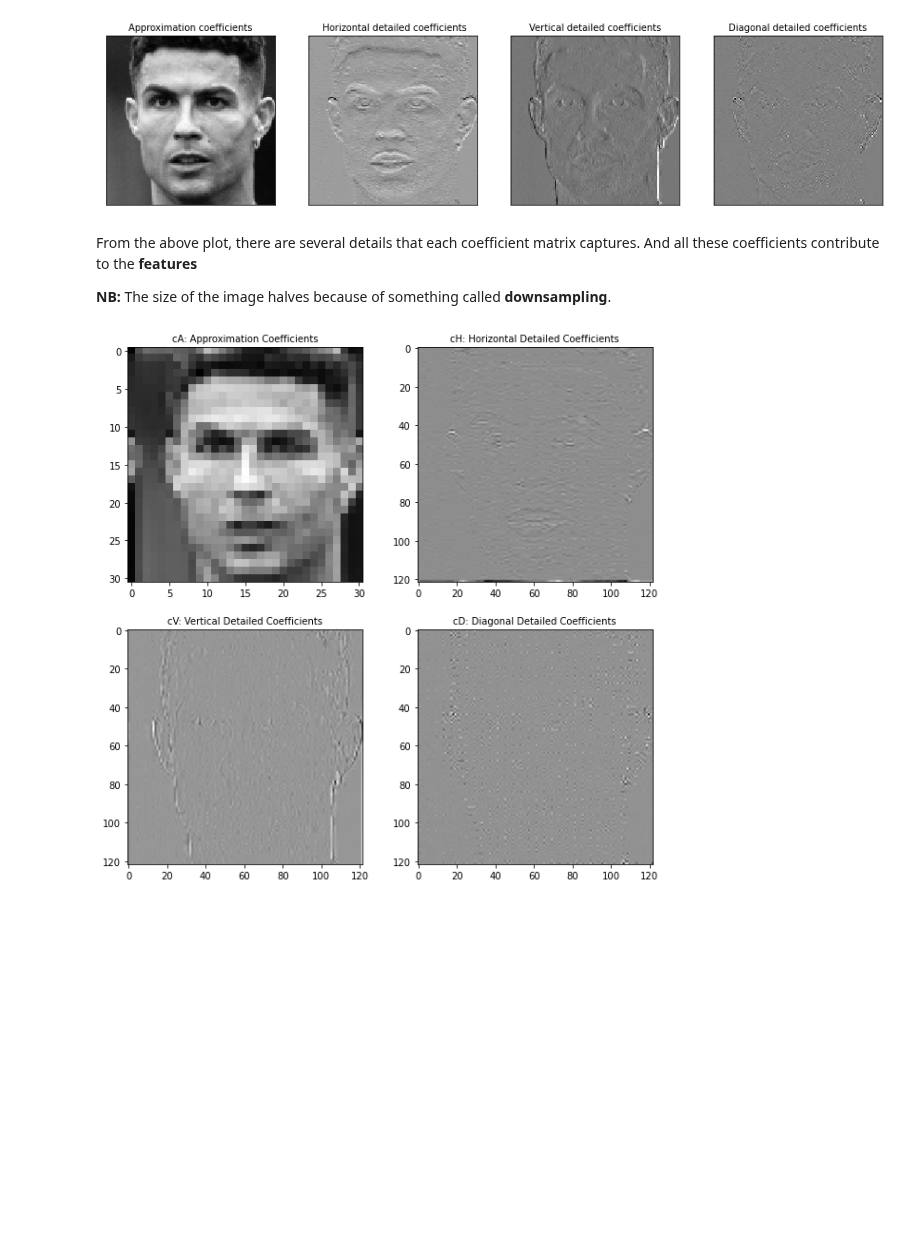
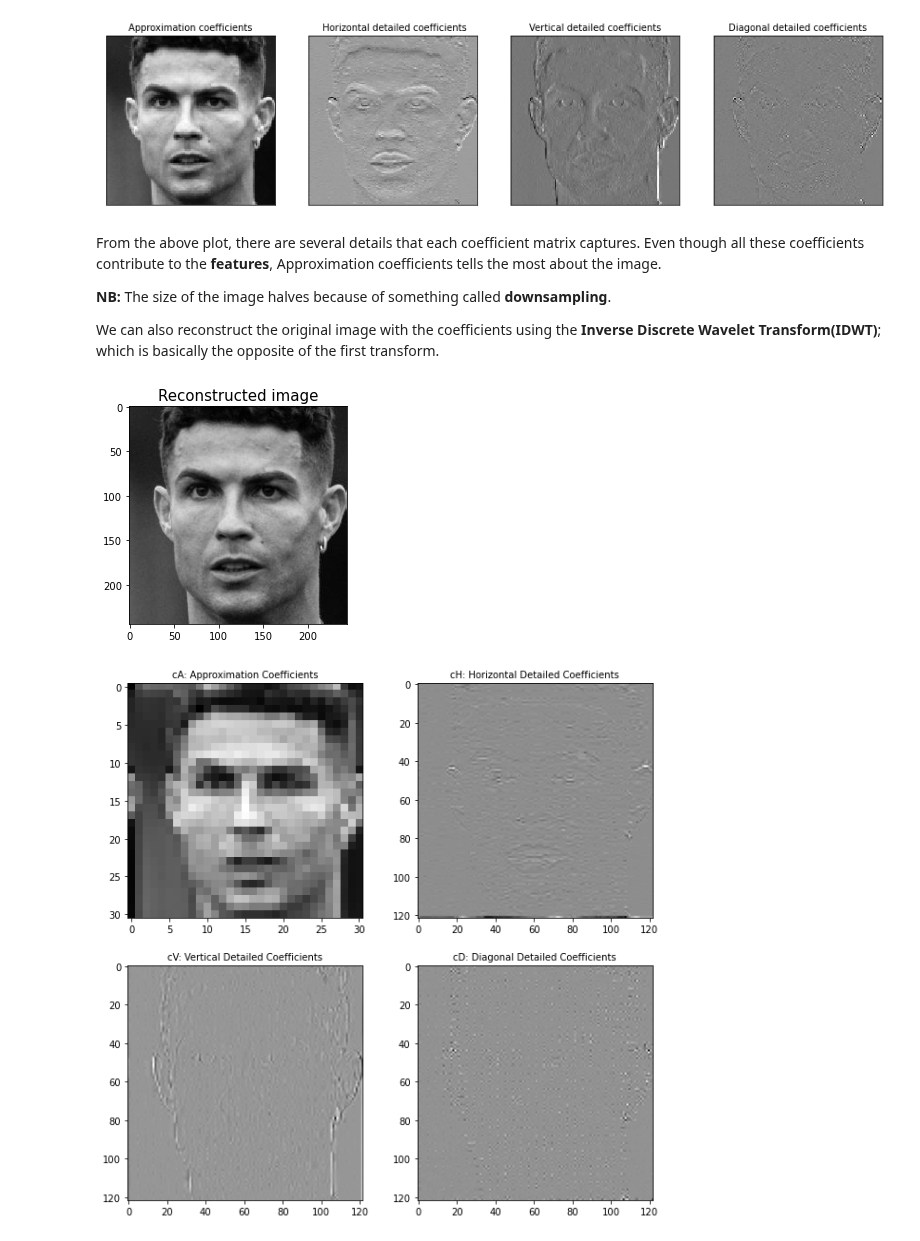
Before and after one commit to ifunanyaScript/FootballStars-image-classification, a Jupyter notebook: notebooks/feature_engineering.ipynb, the cells around one changed output. Drawn from its saved outputs; the diff is of its cells as text; code cells hidden in the pictures; blank space fills up the shorter version.

```diff
--- a/notebooks/feature_engineering.ipynb
+++ b/notebooks/feature_engineering.ipynb
@@ -48,6 +48,8 @@ plt.show()
 # %% [output]
 [figure]
 # %% [markdown]
-From the above plot, there are several details that each coefficient matrix captures. And all these coefficients contribute to the **features**
+From the above plot, there are several details that each coefficient matrix captures. Even though all these coefficients contribute to the **features**, Approximation coefficients tells the most about the image.
 
 **NB:** The size of the image halves because of something called **downsampling**.
+
+We can also reconstruct the original image with the coefficients using the **Inverse Discrete Wavelet Transform(IDWT)**; which is basically the opposite of the first transform.
@@ -58,3 +56,11 @@ coeffs = pywt.wavedec2(gray_image, "db3", mode="periodization", level=level)
+# %%
+image_r = pywt.idwt2(coeffs2, "haar", mode="periodization")
+image_r = np.uint8(image_r)
+plt.imshow(image_r, cmap=plt.cm.gray)
+plt.title("Reconstructed image", fontsize=15)
+plt.show()
+# %% [output]
+[figure, added]
 # %%
 imageR = pywt.waverec2(coeffs, "db3", mode="periodization")
 imageR = np.uint8(imageR)
```
Also changed, not shown: parts of 1 cell of this notebook.
